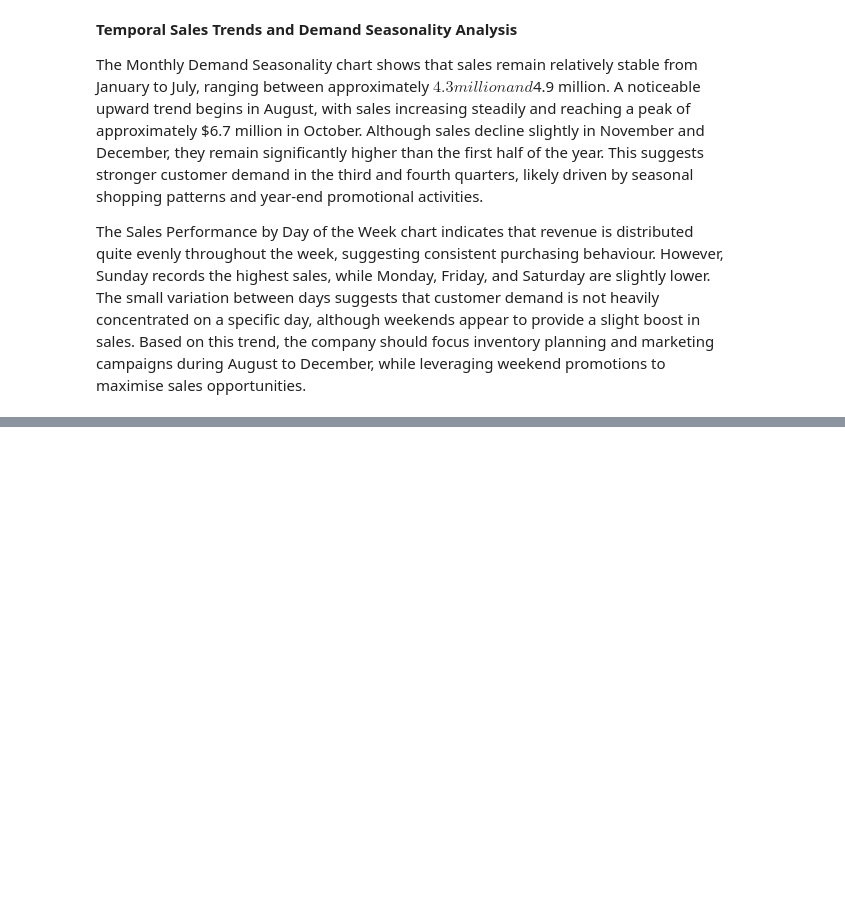
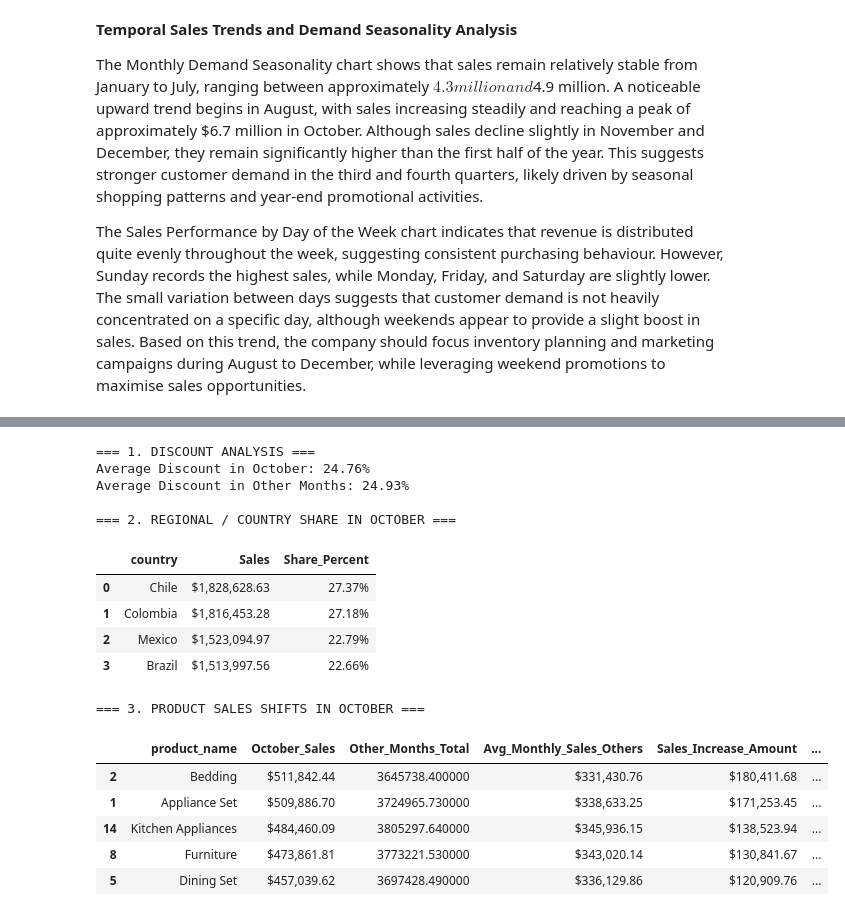
Before and after one commit to VY-MS123/NTUC_Capstone_MarketAnalysis, a Jupyter notebook: Capstone_Market.ipynb, the cells around one changed output, grey strips where cells are left out. Cells and saved outputs as stored; diff of their text form; code cells hidden in the pictures; blank space fills up the shorter version.

```diff
--- a/Capstone_Market.ipynb
+++ b/Capstone_Market.ipynb
@@ -1027,0 +1177,71 @@ Correlation between Customer Age and Total Spend: 0.0518
+# %%
+import pandas as pd
+import numpy as np
+
+# 1. Ensure we have the base purchase and customer data merged
+cust_url = 'https://raw.githubusercontent.com/VY-MS123/NTUC_Capstone_MarketAnalysis/refs/heads/main/customer.csv'
+purch_url = 'https://raw.githubusercontent.com/VY-MS123/NTUC_Capstone_MarketAnalysis/refs/heads/main/purchase.csv'
+
+cust_df = pd.read_csv(cust_url)
+purch_df = pd.read_csv(purch_url)
+
+purch_df['order_date'] = pd.to_datetime(purch_df['order_date'], format='%d-%m-%Y')
+# Filter out incomplete 2023 data
+df_comp = purch_df[purch_df['order_date'] < '2023-01-01'].copy()
+df_comp['Sales'] = df_comp['price']
+df_comp['Month_Name'] = df_comp['order_date'].dt.strftime('%B')
+
+# Merge with demographics
+merged_full = pd.merge(df_comp, cust_df, on='customer_id')
+
+# Split into October vs. Other Months
+october_data = merged_full[merged_full['Month_Name'] == 'October']
+other_months_data = merged_full[merged_full['Month_Name'] != 'October']
+
+print("=== 1. DISCOUNT ANALYSIS ===")
+avg_discount_oct = october_data['discount'].mean()
+avg_discount_others = other_months_data['discount'].mean()
+print(f"Average Discount in October: {avg_discount_oct:.2%}")
+print(f"Average Discount in Other Months: {avg_discount_others:.2%}")
+
+print("\n=== 2. REGIONAL / COUNTRY SHARE IN OCTOBER ===")
+oct_country_sales = october_data.groupby('country')['Sales'].sum().sort_values(ascending=False).reset_index()
+oct_country_sales['Share_Percent'] = (oct_country_sales['Sales'] / october_data['Sales'].sum()) * 100
+display(oct_country_sales.style.format({'Sales': '${:,.2f}', 'Share_Percent': '{:.2f}%'}))
+
+print("\n=== 3. PRODUCT SALES SHIFTS IN OCTOBER ===")
+# Compare product sales in October to average monthly sales in other months
+product_oct_sales = october_data.groupby('product_name')['Sales'].sum().reset_index().rename(columns={'Sales': 'October_Sales'})
+product_other_sales = other_months_data.groupby('product_name')['Sales'].sum().reset_index().rename(columns={'Sales': 'Other_Months_Total'})
+
+product_comparison = pd.merge(product_oct_sales, product_other_sales, on='product_name')
+# Since there are 11 other months, the average sales per month in 'Other' is total / 11
+product_comparison['Avg_Monthly_Sales_Others'] = product_comparison['Other_Months_Total'] / 11
+product_comparison['Sales_Increase_Amount'] = product_comparison['October_Sales'] - product_comparison['Avg_Monthly_Sales_Others']
+product_comparison['Pct_Increase'] = (product_comparison['Sales_Increase_Amount'] / product_comparison['Avg_Monthly_Sales_Others']) * 100
+
+top_shifts = product_comparison.sort_values(by='Sales_Increase_Amount', ascending=False).head(5)
+display(top_shifts.style.format({
+    'October_Sales': '${:,.2f}',
+    'Avg_Monthly_Sales_Others': '${:,.2f}',
+    'Sales_Increase_Amount': '${:,.2f}',
+    'Pct_Increase': '{:.2f}%'
+}))
+# %% [output]
+=== 1. DISCOUNT ANALYSIS ===
+Average Discount in October: 24.76%
+Average Discount in Other Months: 24.93%
+
+=== 2. REGIONAL / COUNTRY SHARE IN OCTOBER ===
+|  | country | Sales | Share_Percent |
+| 0 | Chile | $1,828,628.63 | 27.37% |
+| 1 | Colombia | $1,816,453.28 | 27.18% |
+| 2 | Mexico | $1,523,094.97 | 22.79% |
+| 3 | Brazil | $1,513,997.56 | 22.66% |
+=== 3. PRODUCT SALES SHIFTS IN OCTOBER ===
+|  | product_name | October_Sales | Other_Months_Total | Avg_Monthly_Sales_Others | Sales_Increase_Amount | ... |
+| 2 | Bedding | $511,842.44 | 3645738.400000 | $331,430.76 | $180,411.68 | ... |
+| 1 | Appliance Set | $509,886.70 | 3724965.730000 | $338,633.25 | $171,253.45 | ... |
+| 14 | Kitchen Appliances | $484,460.09 | 3805297.640000 | $345,936.15 | $138,523.94 | ... |
+| 8 | Furniture | $473,861.81 | 3773221.530000 | $343,020.14 | $130,841.67 | ... |
+| 5 | Dining Set | $457,039.62 | 3697428.490000 | $336,129.86 | $120,909.76 | ... |
```
Also changed, not shown: parts of 9 cells of this notebook.
